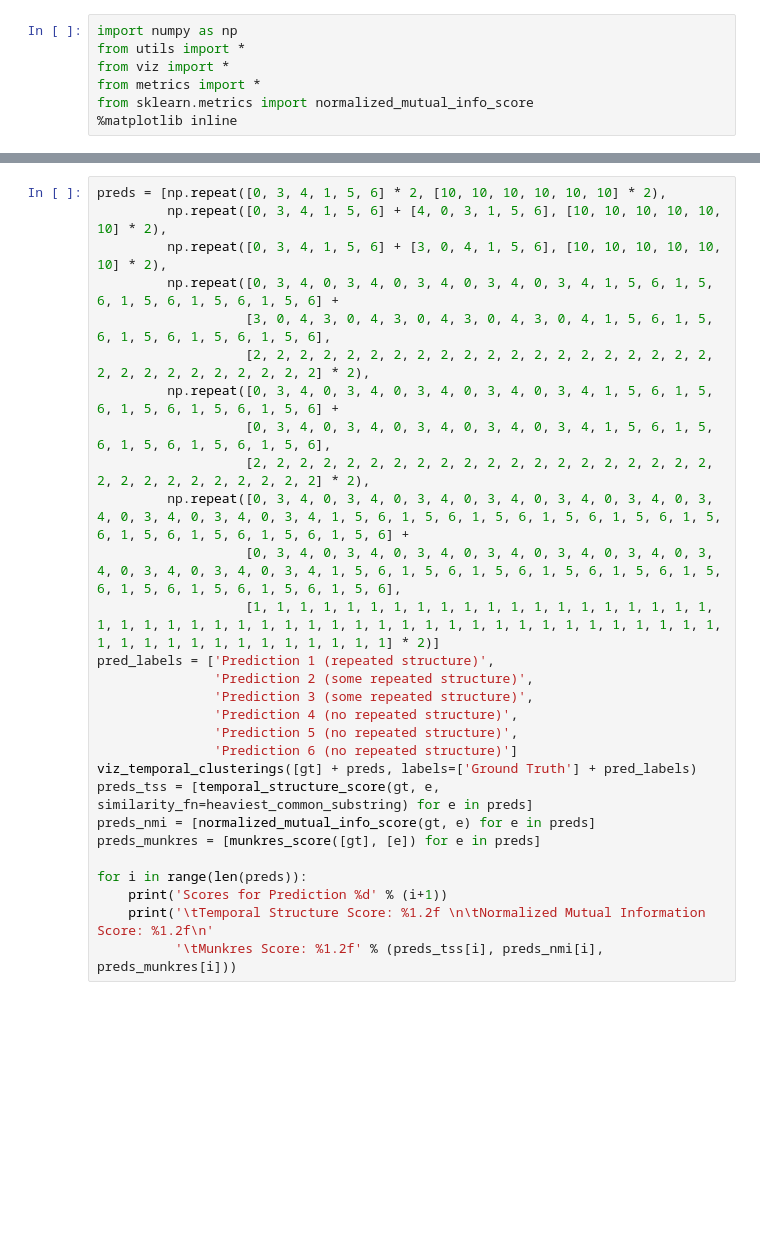
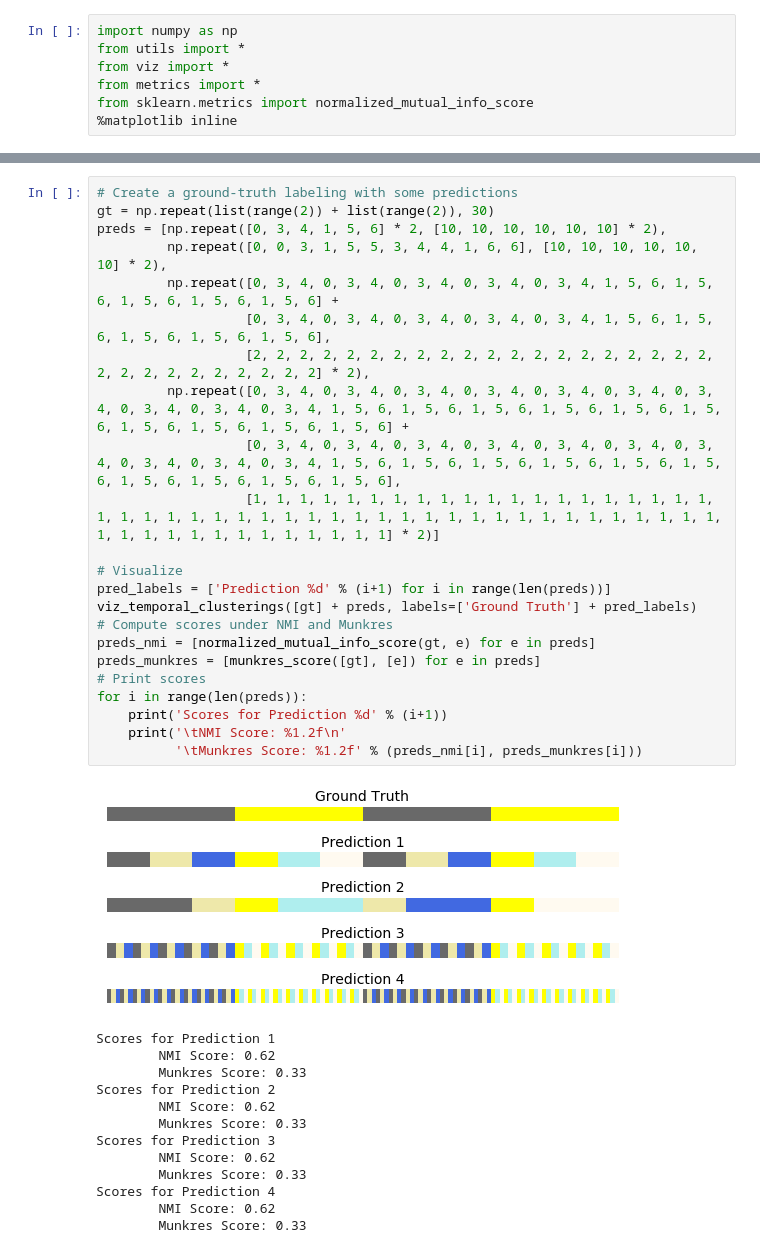
Before and after one commit to StanfordAI4HI/tclust-eval, a Jupyter notebook: Tutorial.ipynb, the cells around one changed output, grey strips where cells are left out. Saved outputs shown, nothing was run; the diff lists cells and outputs as text; blank space fills up the shorter version.

```diff
--- a/Tutorial.ipynb
+++ b/Tutorial.ipynb
@@ -11,28 +41,37 @@ viz_temporal_clusterings([gt], labels=['Ground Truth'])
 # %%
+# Create a ground-truth labeling with some predictions
+gt = np.repeat(list(range(2)) + list(range(2)), 30)
 preds = [np.repeat([0, 3, 4, 1, 5, 6] * 2, [10, 10, 10, 10, 10, 10] * 2),
-         np.repeat([0, 3, 4, 1, 5, 6] + [4, 0, 3, 1, 5, 6], [10, 10, 10, 10, 10, 10] * 2),
-         np.repeat([0, 3, 4, 1, 5, 6] + [3, 0, 4, 1, 5, 6], [10, 10, 10, 10, 10, 10] * 2),
-         np.repeat([0, 3, 4, 0, 3, 4, 0, 3, 4, 0, 3, 4, 0, 3, 4, 1, 5, 6, 1, 5, 6, 1, 5, 6, 1, 5, 6, 1, 5, 6] +
-                   [3, 0, 4, 3, 0, 4, 3, 0, 4, 3, 0, 4, 3, 0, 4, 1, 5, 6, 1, 5, 6, 1, 5, 6, 1, 5, 6, 1, 5, 6],
-                   [2, 2, 2, 2, 2, 2, 2, 2, 2, 2, 2, 2, 2, 2, 2, 2, 2, 2, 2, 2, 2, 2, 2, 2, 2, 2, 2, 2, 2, 2] * 2),
+         np.repeat([0, 0, 3, 1, 5, 5, 3, 4, 4, 1, 6, 6], [10, 10, 10, 10, 10, 10] * 2),
          np.repeat([0, 3, 4, 0, 3, 4, 0, 3, 4, 0, 3, 4, 0, 3, 4, 1, 5, 6, 1, 5, 6, 1, 5, 6, 1, 5, 6, 1, 5, 6] +
                    [0, 3, 4, 0, 3, 4, 0, 3, 4, 0, 3, 4, 0, 3, 4, 1, 5, 6, 1, 5, 6, 1, 5, 6, 1, 5, 6, 1, 5, 6],
                    [2, 2, 2, 2, 2, 2, 2, 2, 2, 2, 2, 2, 2, 2, 2, 2, 2, 2, 2, 2, 2, 2, 2, 2, 2, 2, 2, 2, 2, 2] * 2),
          np.repeat([0, 3, 4, 0, 3, 4, 0, 3, 4, 0, 3, 4, 0, 3, 4, 0, 3, 4, 0, 3, 4, 0, 3, 4, 0, 3, 4, 0, 3, 4, 1, 5, 6, 1, 5, 6, 1, 5, 6, 1, 5, 6, 1, 5, 6, 1, 5, 6, 1, 5, 6, 1, 5, 6, 1, 5, 6, 1, 5, 6] +
                    [0, 3, 4, 0, 3, 4, 0, 3, 4, 0, 3, 4, 0, 3, 4, 0, 3, 4, 0, 3, 4, 0, 3, 4, 0, 3, 4, 0, 3, 4, 1, 5, 6, 1, 5, 6, 1, 5, 6, 1, 5, 6, 1, 5, 6, 1, 5, 6, 1, 5, 6, 1, 5, 6, 1, 5, 6, 1, 5, 6],
                    [1, 1, 1, 1, 1, 1, 1, 1, 1, 1, 1, 1, 1, 1, 1, 1, 1, 1, 1, 1, 1, 1, 1, 1, 1, 1, 1, 1, 1, 1, 1, 1, 1, 1, 1, 1, 1, 1, 1, 1, 1, 1, 1, 1, 1, 1, 1, 1, 1, 1, 1, 1, 1, 1, 1, 1, 1, 1, 1, 1] * 2)]
-pred_labels = ['Prediction 1 (repeated structure)',
-               'Prediction 2 (some repeated structure)',
-               'Prediction 3 (some repeated structure)',
-               'Prediction 4 (no repeated structure)',
-               'Prediction 5 (no repeated structure)',
-               'Prediction 6 (no repeated structure)']
+
+# Visualize
+pred_labels = ['Prediction %d' % (i+1) for i in range(len(preds))]
 viz_temporal_clusterings([gt] + preds, labels=['Ground Truth'] + pred_labels)
-preds_tss = [temporal_structure_score(gt, e, similarity_fn=heaviest_common_substring) for e in preds]
+# Compute scores under NMI and Munkres
 preds_nmi = [normalized_mutual_info_score(gt, e) for e in preds]
 preds_munkres = [munkres_score([gt], [e]) for e in preds]
-
+# Print scores
 for i in range(len(preds)):
     print('Scores for Prediction %d' % (i+1))
-    print('\tTemporal Structure Score: %1.2f \n\tNormalized Mutual Information Score: %1.2f\n'
-          '\tMunkres Score: %1.2f' % (preds_tss[i], preds_nmi[i], preds_munkres[i]))
+    print('\tNMI Score: %1.2f\n'
+          '\tMunkres Score: %1.2f' % (preds_nmi[i], preds_munkres[i]))
+# %% [output]
+[figure, added]
+Scores for Prediction 1
+        NMI Score: 0.62
+        Munkres Score: 0.33
+Scores for Prediction 2
+        NMI Score: 0.62
+        Munkres Score: 0.33
+Scores for Prediction 3
+        NMI Score: 0.62
+        Munkres Score: 0.33
+Scores for Prediction 4
+        NMI Score: 0.62
+        Munkres Score: 0.33
```
Also changed, not shown: parts of 26 cells of this notebook.
